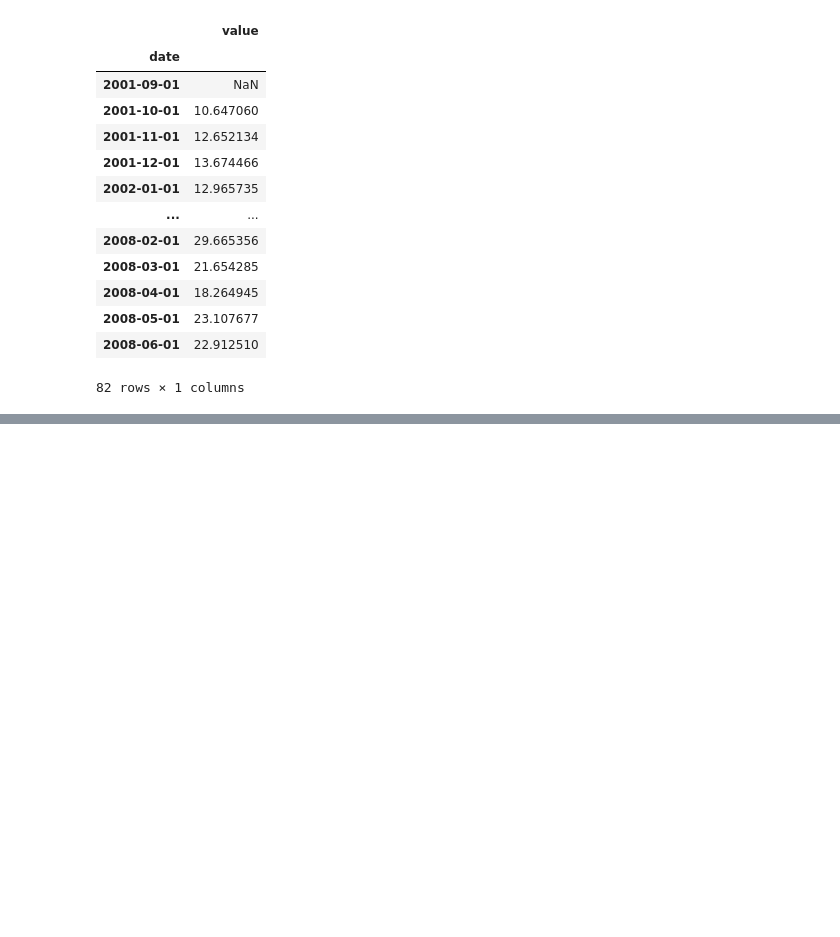
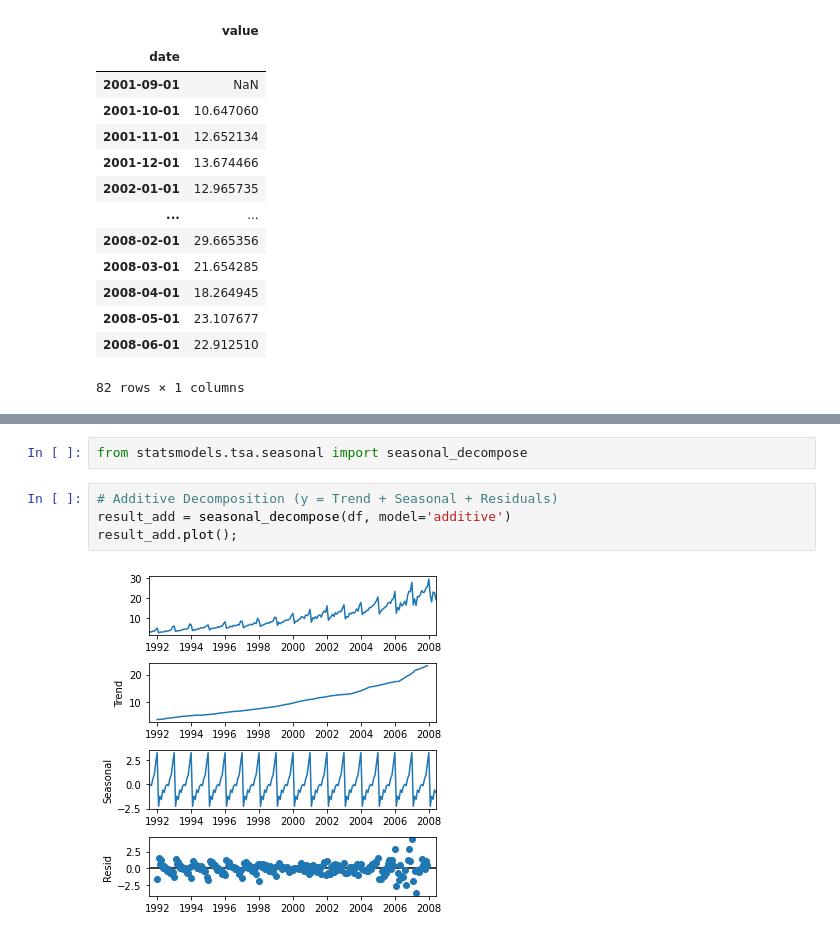
Before and after one commit to bleakwood/le-wagon-lectures, a Jupyter notebook: Time Series.ipynb, the cells around one changed output, grey strips where cells are left out. Cells and saved outputs as stored; diff of their text form; blank space fills up the shorter version.

```diff
--- a/Time Series.ipynb
+++ b/Time Series.ipynb
@@ -123,0 +119,8 @@ timestamp = 1658956375.357841
+# %%
+from statsmodels.tsa.seasonal import seasonal_decompose
+# %%
+# Additive Decomposition (y = Trend + Seasonal + Residuals)
+result_add = seasonal_decompose(df, model='additive')
+result_add.plot();
+# %% [output]
+[figure, added]
```
Also changed, not shown: parts of 57 cells of this notebook.
